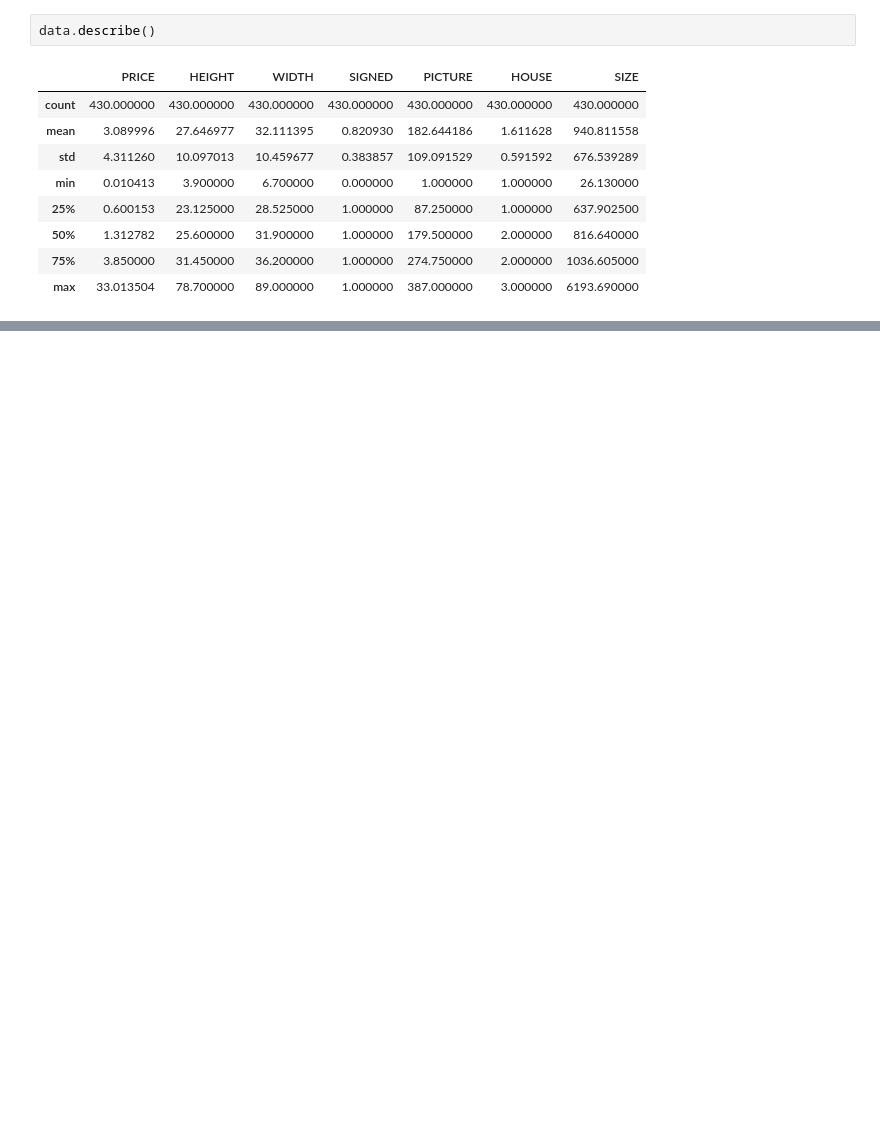
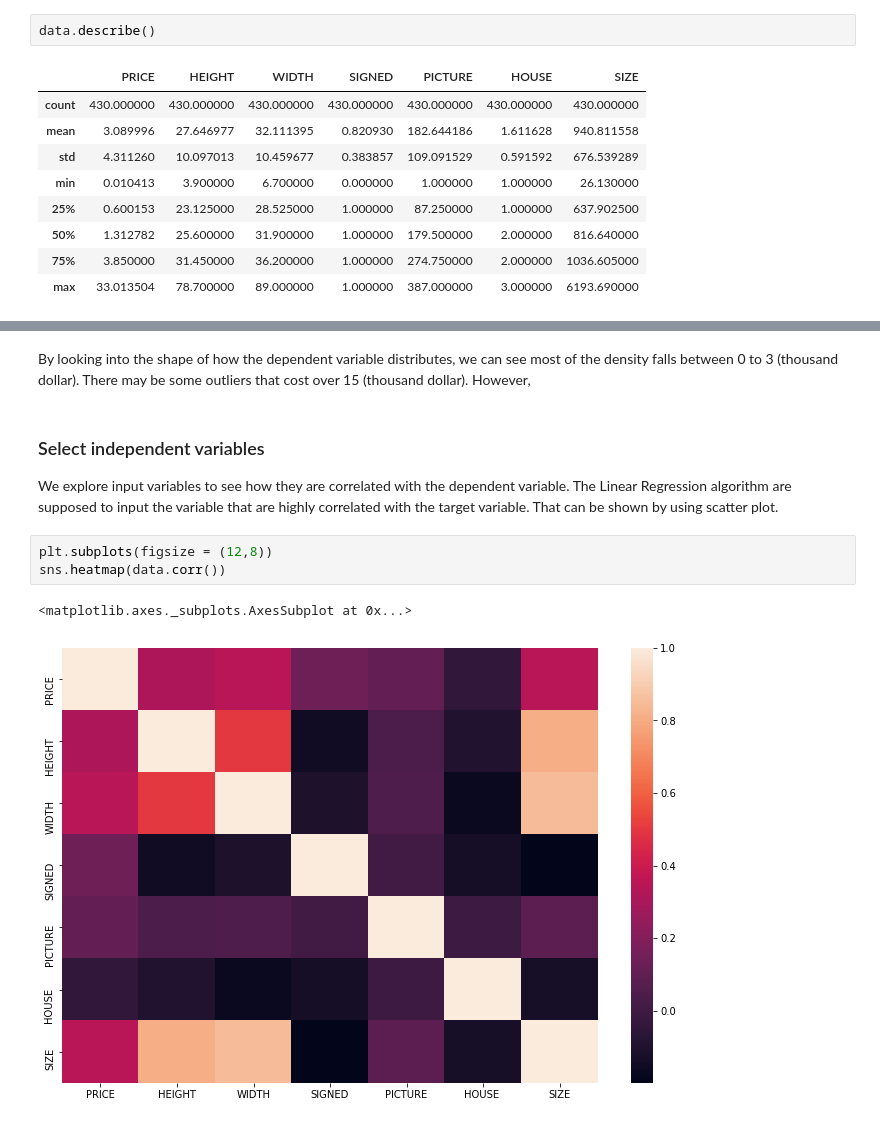
Before and after one commit to HuyenNguyenHelen/INFO-5505---Machine-learning, a Jupyter notebook: HuyenNguyen_Assignment_1.ipynb, the cells around one changed output, grey strips where cells are left out. Saved outputs shown, nothing was run; the diff lists cells and outputs as text; blank space fills up the shorter version.

```diff
--- a/HuyenNguyen_Assignment_1.ipynb
+++ b/HuyenNguyen_Assignment_1.ipynb
@@ -39,0 +96,11 @@ data.describe()
+# %% [markdown]
+By looking into the shape of how the dependent variable distributes, we can see most of the density falls between 0 to 3 (thousand dollar). There may be some outliers that cost over 15 (thousand dollar). However,
+# %% [markdown]
+### Select independent variables
+We explore input variables to see how they are correlated with the dependent variable. The Linear Regression algorithm are supposed to input the variable that are highly correlated with the target variable. That can be shown by using scatter plot.
+# %%
+plt.subplots(figsize = (12,8))
+sns.heatmap(data.corr())
+# %% [output]
+<matplotlib.axes._subplots.AxesSubplot at 0x...>
+[figure, added]
```
Also changed, not shown: parts of 16 cells of this notebook.
